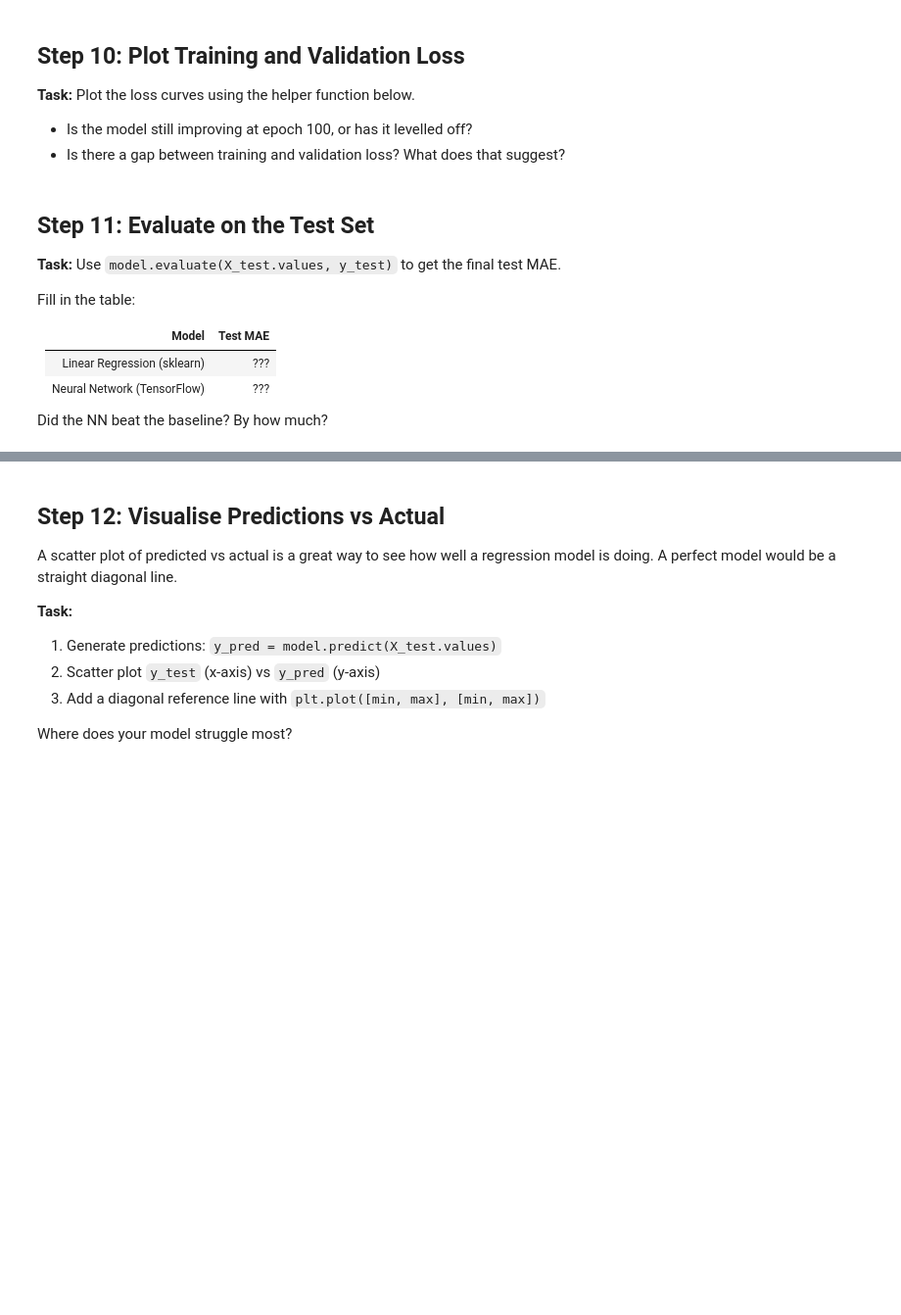
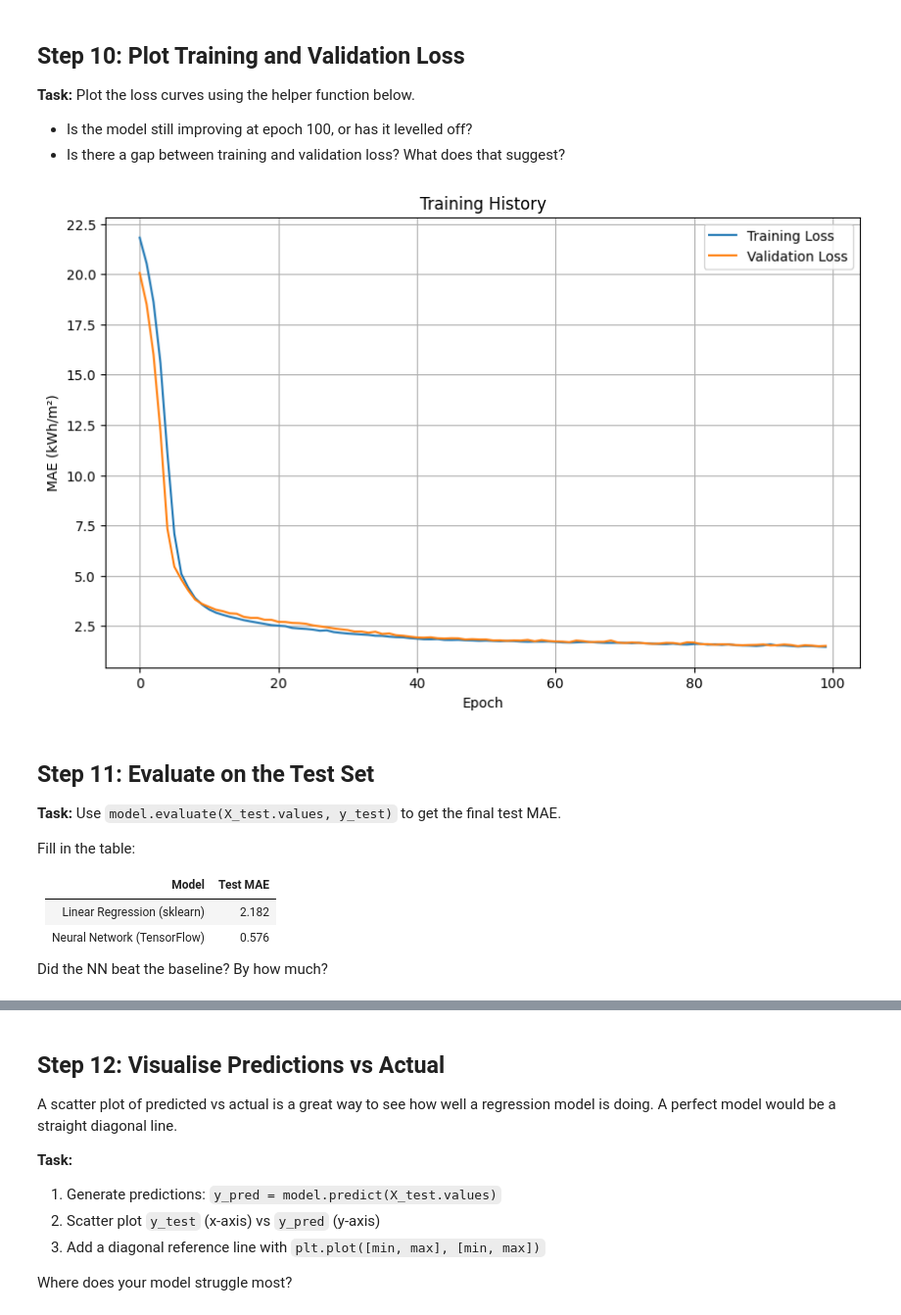
Before and after one commit to ArielCNunes/ML_Labs, a Jupyter notebook: lab-8/Energy_Efficiency_NN_Exercise.ipynb, the cells around one changed output, grey strips where cells are left out. Shown at 98% size. Cells and saved outputs as stored; diff of their text form; code cells hidden in the pictures; blank space fills up the shorter version.

Commit message:
Lab 8 - Neural Networks

```diff
--- a/lab-8/Energy_Efficiency_NN_Exercise.ipynb
+++ b/lab-8/Energy_Efficiency_NN_Exercise.ipynb
@@ -114,6 +204,11 @@ Before building a neural network, establish a baseline with a simple model. If y
 
 Note this number — you'll be comparing against it throughout the exercise.
 # %%
-# your code here
+# Fit a linear regression model
+model = LinearRegression()
+model.fit(X_train, y_train)
 
-print(f'Linear Regression Test MAE: ')
+# Predict on the test set
+y_pred = model.predict(X_test)
+
+print(f'Linear Regression Test MAE: {mean_absolute_error(y_test, y_pred)}')
@@ -128,4 +225,6 @@ The 8 features have very different scales (e.g. Surface Area is in the hundreds,
 
 > Always adapt on **training data only** — including test data leaks information about the test set into your model.
 # %%
-# your code here
+# Create a normalization layer
+normalizer = Normalization()
+normalizer.adapt(X_train.values)
@@ -145,4 +246,13 @@ Compile with `Adam(learning_rate=0.001)` and loss `mean_absolute_error`.
 
 Call `model.summary()` — how many trainable parameters does it have?
 # %%
-# your code here
+# Build a simple neural network model
+modelNN = tf.keras.Sequential([
+    normalizer,
+    tf.keras.layers.Dense(64, activation='relu'),
+    tf.keras.layers.Dense(64, activation='relu'),
+    tf.keras.layers.Dense(1)
+])
+
+modelNN.compile(optimizer=tf.optimizers.Adam(learning_rate=0.001), loss='mae')
+modelNN.summary()
@@ -151,4 +277,9 @@ Call `model.summary()` — how many trainable parameters does it have?
 
 **Task:** Train your model for **100 epochs** with `validation_split=0.2`. Store the result in `history`.
 # %%
-# your code here
+# Train on 100 epochs
+historyNN = modelNN.fit(
+    X_train, y_train,
+    validation_split=0.2,
+    epochs=100,
+)
@@ -161,17 +310,20 @@ Call `model.summary()` — how many trainable parameters does it have?
 - Is there a gap between training and validation loss? What does that suggest?
 # %%
 def plot_loss(history):
-    plt.figure(figsize=(8, 4))
+    plt.figure(figsize=(10, 6))
     plt.plot(history.history['loss'], label='Training Loss')
     plt.plot(history.history['val_loss'], label='Validation Loss')
     plt.xlabel('Epoch')
     plt.ylabel('MAE (kWh/m²)')
     plt.legend()
     plt.grid(True)
     plt.title('Training History')
     plt.show()
 
 # call plot_loss here
+plot_loss(historyNN)
+# %% [output]
+[figure, added]
 # %% [markdown]
 ## Step 11: Evaluate on the Test Set
 
@@ -181,8 +333,8 @@ Fill in the table:
 
 | Model | Test MAE |
 |---|---|
-| Linear Regression (sklearn) | ??? |
-| Neural Network (TensorFlow) | ??? |
+| Linear Regression (sklearn) | 2.182 |
+| Neural Network (TensorFlow) | 0.576 |
 
 Did the NN beat the baseline? By how much?
 # %%
```
Also changed, not shown: parts of 18 cells of this notebook, 9 other files.
